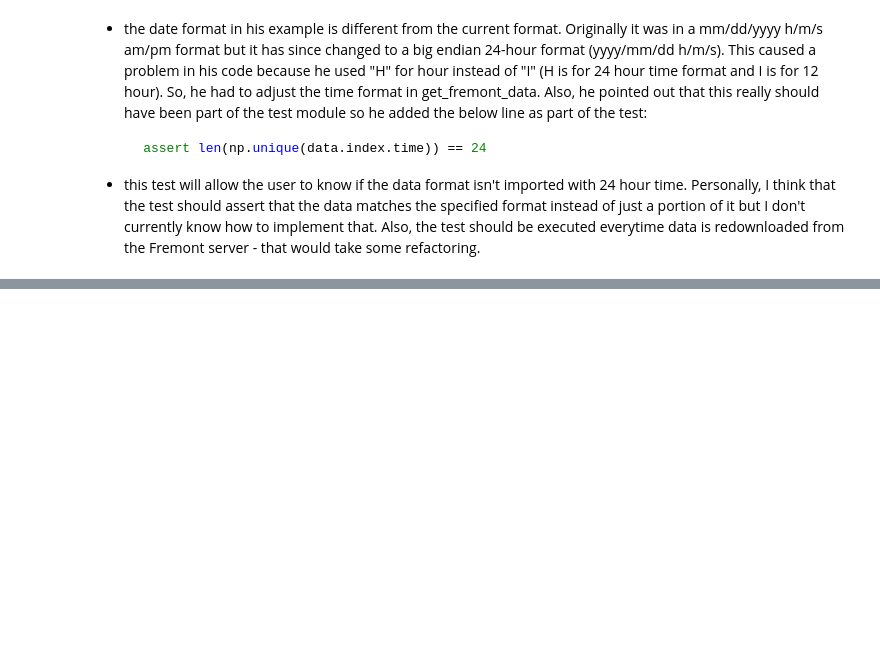
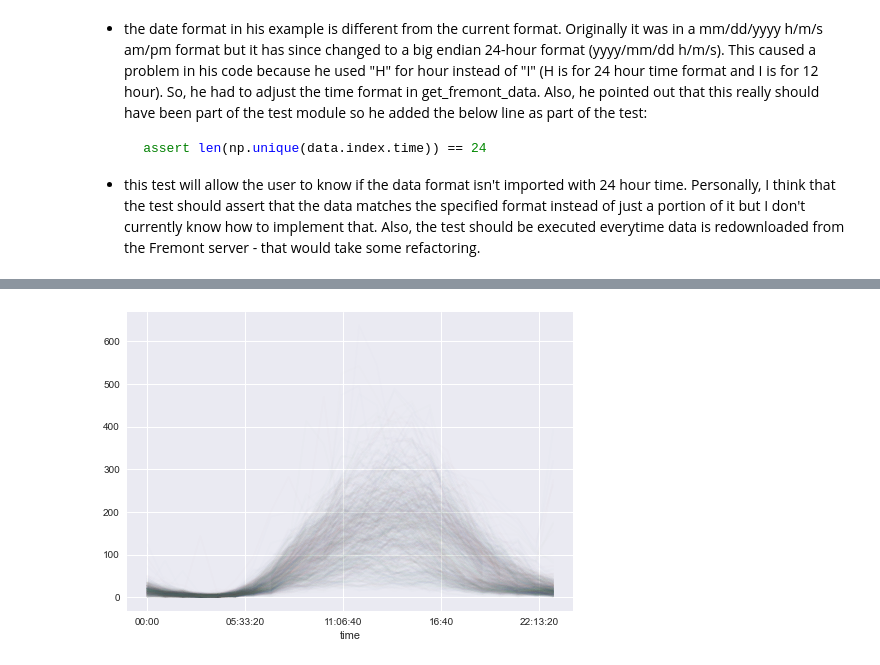
Before and after one commit to robbdunlap/jakevdp_example, a Jupyter notebook: unsupervised_clustering_analysis.ipynb, the cells around one changed output, grey strips where cells are left out. Saved outputs shown, nothing was run; the diff lists cells and outputs as text; code cells hidden in the pictures; blank space fills up the shorter version.

```diff
--- a/unsupervised_clustering_analysis.ipynb
+++ b/unsupervised_clustering_analysis.ipynb
@@ -377,0 +413,4 @@ test_obj.y
+# %%
+pivoted.T[labels == 0].T.plot(legend = False, alpha = 0.01);
+# %% [output]
+[figure, added]
```
Also changed, not shown: parts of 22 cells of this notebook.
